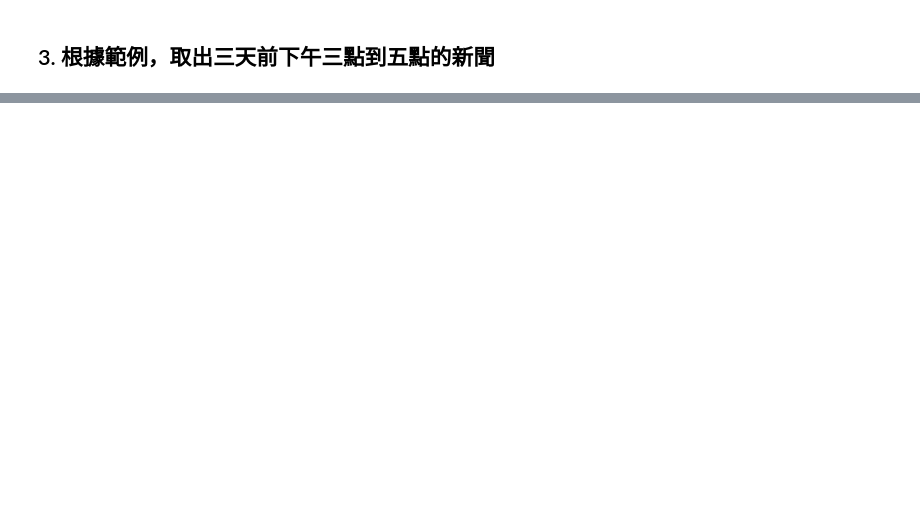
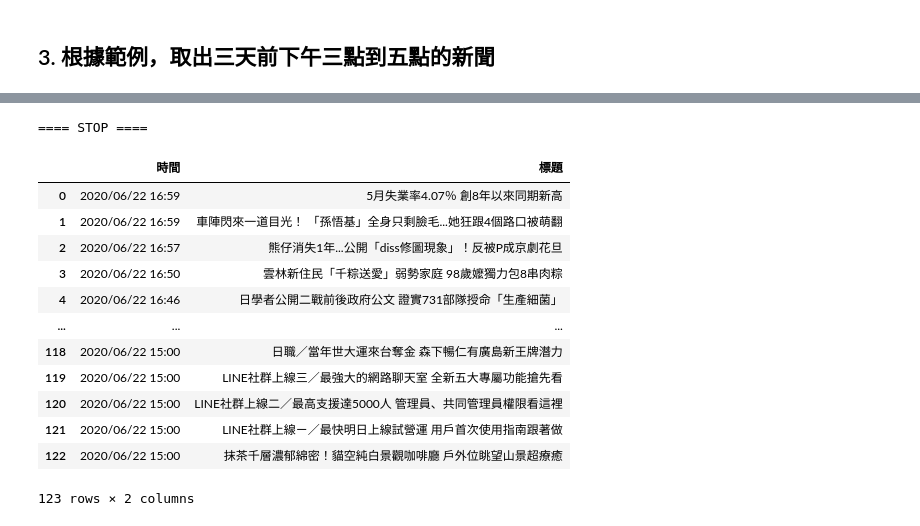
Before and after one commit to DunkLiao/PyCrawlerMarathon, a Jupyter notebook: homework/Day021_HW.ipynb, the cells around one changed output, grey strips where cells are left out. Cells and saved outputs as stored; diff of their text form; code cells hidden in the pictures; blank space fills up the shorter version.

```diff
--- a/homework/Day021_HW.ipynb
+++ b/homework/Day021_HW.ipynb
@@ -114,0 +167,7 @@ Your Code
+# %%
+from selenium import webdriver
+from bs4 import BeautifulSoup
+
+browser = webdriver.Chrome(executable_path='chromedriver')
+
+browser.get("https://www.ettoday.net/news/news-list.htm")
@@ -114,0 +211,13 @@ Your Code
+# %%
+# 利用 selenium 持續執行下滑的動作，直到取得要求時間內的新聞，表示取得完畢
+import time
+while True:
+    browser.execute_script("window.scrollTo(0, 100000);")
+    time.sleep(1)
+    html_source = browser.page_source
+    soup = BeautifulSoup(html_source, "html5lib")
+    new_date = soup.find_all(class_="part_list_2")[-1].find_all('h3')[-1].find(class_="date").text
+    print(new_date)
+    if datetime.strptime(new_date, '%Y/%m/%d %H:%M') < three_days_15_clock:
+        print('==== STOP ====')
+        break
@@ -114,0 +242,33 @@ Your Code
+# %%
+# 取得資料（整理成好的格式）
+news = []
+
+for d in soup.find(class_="part_list_2").find_all('h3'):
+    # 比兩小時前早的話就結束
+    if datetime.strptime(d.find(class_="date").text, '%Y/%m/%d %H:%M') < three_days_15_clock:
+        print('==== STOP ====')
+        break
+
+    if datetime.strptime(d.find(class_="date").text, '%Y/%m/%d %H:%M') < three_days_17_clock:
+        news.append({
+            '時間': d.find(class_="date").text,
+            '標題': d.find_all('a')[-1].text
+        })
+
+import pandas as pd
+pd.DataFrame(news)
+# %% [output]
+==== STOP ====
+|  | 時間 | 標題 |
+| 0 | 2020/06/22 16:59 | 5月失業率4.07％ 創8年以來同期新高 |
+| 1 | 2020/06/22 16:59 | 車陣閃來一道目光！ 「孫悟基」全身只剩臉毛...她狂跟4個路口被萌翻 |
+| 2 | 2020/06/22 16:57 | 熊仔消失1年...公開「diss修圖現象」！反被P成京劇花旦 |
+| 3 | 2020/06/22 16:50 | 雲林新住民「千粽送愛」弱勢家庭 98歲嬤獨力包8串肉粽 |
+| 4 | 2020/06/22 16:46 | 日學者公開二戰前後政府公文 證實731部隊授命「生產細菌」 |
+| ... | ... | ... |
+| 118 | 2020/06/22 15:00 | 日職／當年世大運來台奪金 森下暢仁有廣島新王牌潛力 |
+| 119 | 2020/06/22 15:00 | LINE社群上線三／最強大的網路聊天室 全新五大專屬功能搶先看 |
+| 120 | 2020/06/22 15:00 | LINE社群上線二／最高支援達5000人 管理員、共同管理員權限看這裡 |
+| 121 | 2020/06/22 15:00 | LINE社群上線ㄧ／最快明日上線試營運 用戶首次使用指南跟著做 |
+| 122 | 2020/06/22 15:00 | 抹茶千層濃郁綿密！貓空純白景觀咖啡廳 戶外位眺望山景超療癒 |
+123 rows × 2 columns
```
Also changed, not shown: parts of 19 cells of this notebook.
